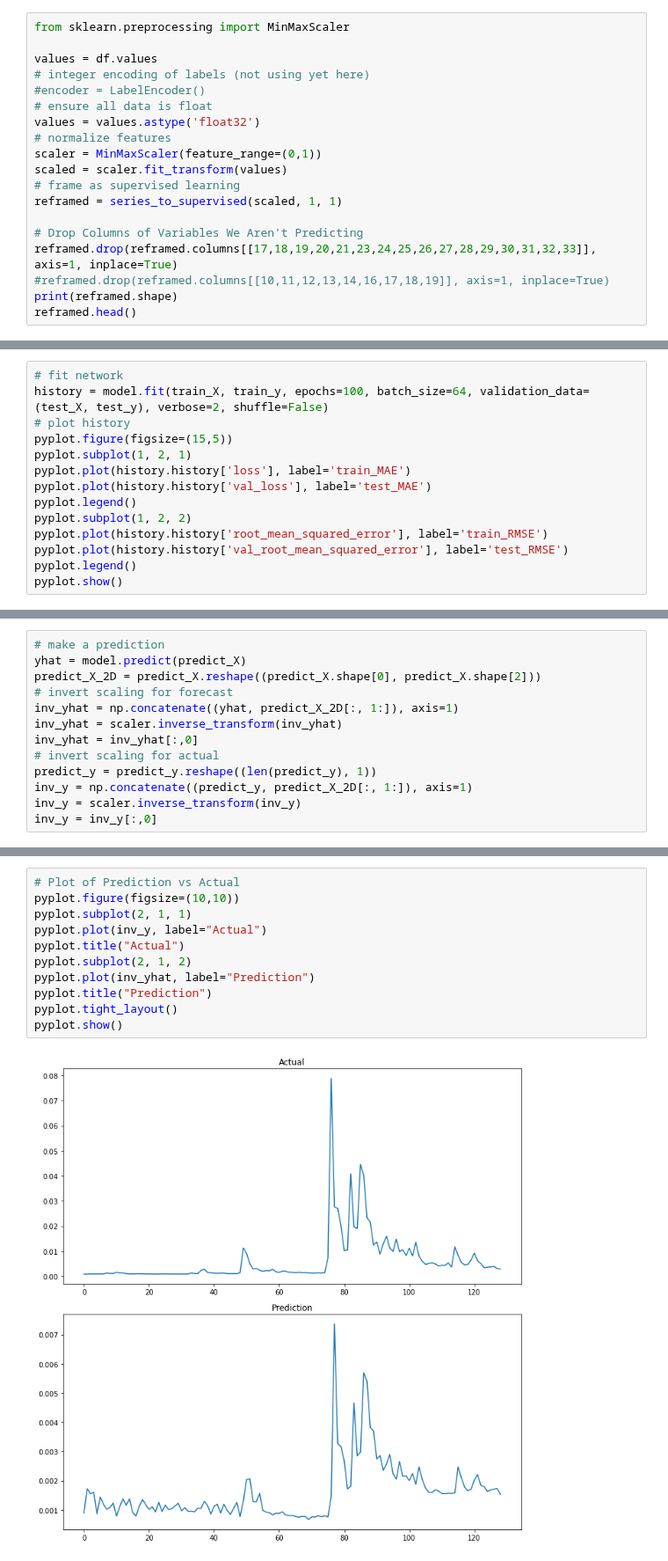
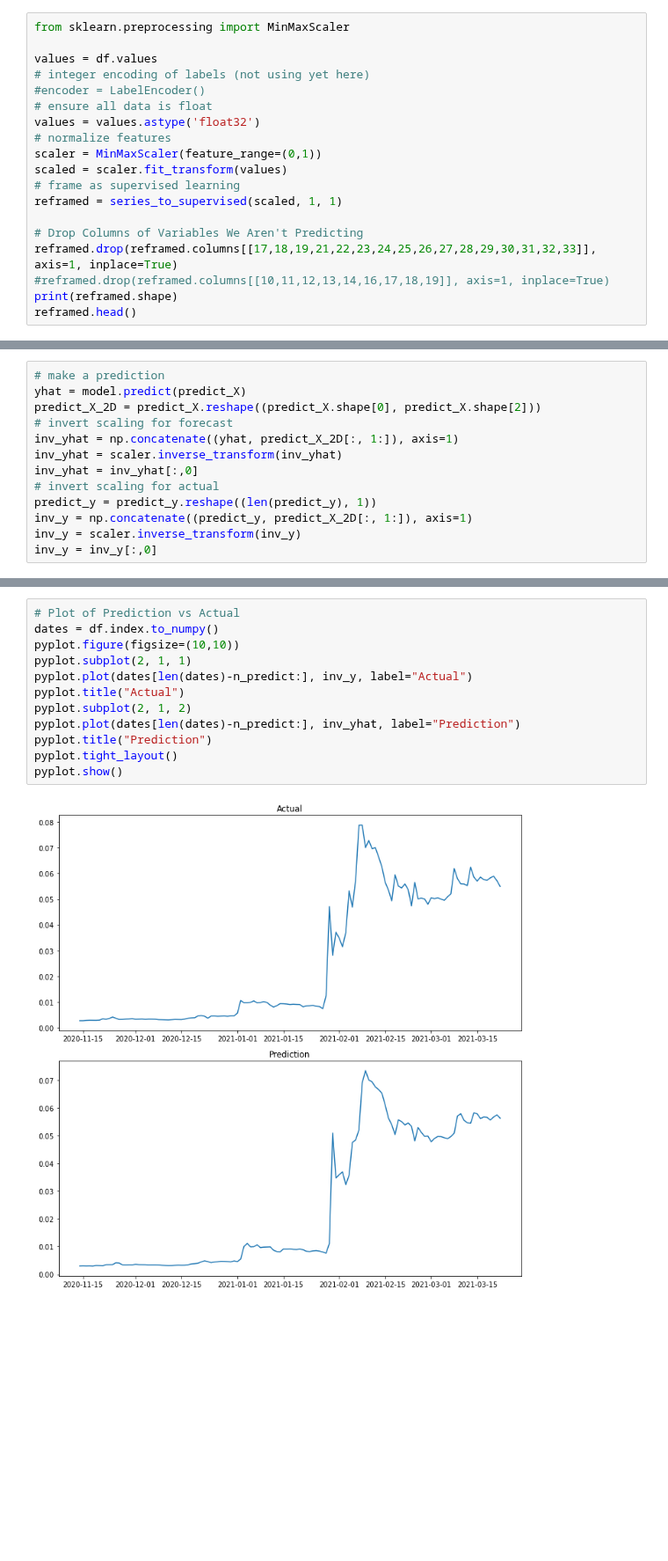
Before and after one commit to TLChilton/Senior_Capstone, a Jupyter notebook: LSTMsentimentanalysisDoge.ipynb, the cells around one changed output, grey strips where cells are left out. Shown at 88% size. Cells and saved outputs as stored; diff of their text form; blank space fills up the shorter version.

```diff
--- a/LSTMsentimentanalysisDoge.ipynb
+++ b/LSTMsentimentanalysisDoge.ipynb
@@ -199,7 +199,7 @@ scaled = scaler.fit_transform(values)
 reframed = series_to_supervised(scaled, 1, 1)
 
 # Drop Columns of Variables We Aren't Predicting
-reframed.drop(reframed.columns[[17,18,19,20,21,23,24,25,26,27,28,29,30,31,32,33]], axis=1, inplace=True)
+reframed.drop(reframed.columns[[17,18,19,21,22,23,24,25,26,27,28,29,30,31,32,33]], axis=1, inplace=True)
 #reframed.drop(reframed.columns[[10,11,12,13,14,16,17,18,19]], axis=1, inplace=True)
 print(reframed.shape)
 reframed.head()
@@ -268,14 +285,0 @@ _________________________________________________________________
-# %%
-# fit network
-history = model.fit(train_X, train_y, epochs=100, batch_size=64, validation_data=(test_X, test_y), verbose=2, shuffle=False)
-# plot history
-pyplot.figure(figsize=(15,5))
-pyplot.subplot(1, 2, 1)
-pyplot.plot(history.history['loss'], label='train_MAE')
-pyplot.plot(history.history['val_loss'], label='test_MAE')
-pyplot.legend()
-pyplot.subplot(1, 2, 2)
-pyplot.plot(history.history['root_mean_squared_error'], label='train_RMSE')
-pyplot.plot(history.history['val_root_mean_squared_error'], label='test_RMSE')
-pyplot.legend()
-pyplot.show()
@@ -327,16 +312,17 @@ Normalized RMSE: 0.137
 # %%
 # Plot of Prediction vs Actual
+dates = df.index.to_numpy()
 pyplot.figure(figsize=(10,10))
 pyplot.subplot(2, 1, 1)
-pyplot.plot(inv_y, label="Actual")
+pyplot.plot(dates[len(dates)-n_predict:], inv_y, label="Actual")
 pyplot.title("Actual")
 pyplot.subplot(2, 1, 2)
-pyplot.plot(inv_yhat, label="Prediction")
+pyplot.plot(dates[len(dates)-n_predict:], inv_yhat, label="Prediction")
 pyplot.title("Prediction")
 pyplot.tight_layout()
 pyplot.show()
 # %% [output]
-[figure, old version]
+[figure, new version]
 # %%
 import shap
 
```
Also changed, not shown: parts of 5 cells of this notebook.
